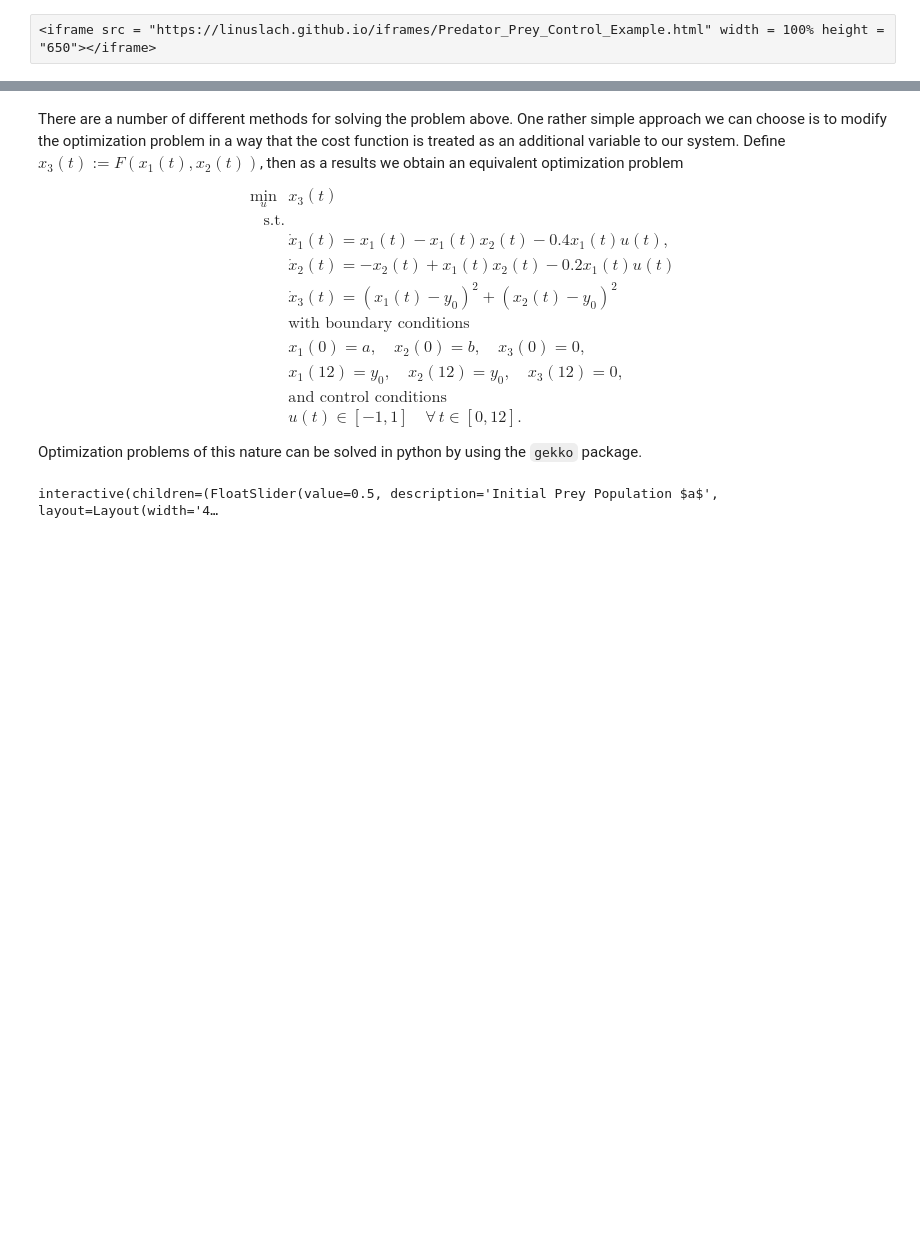
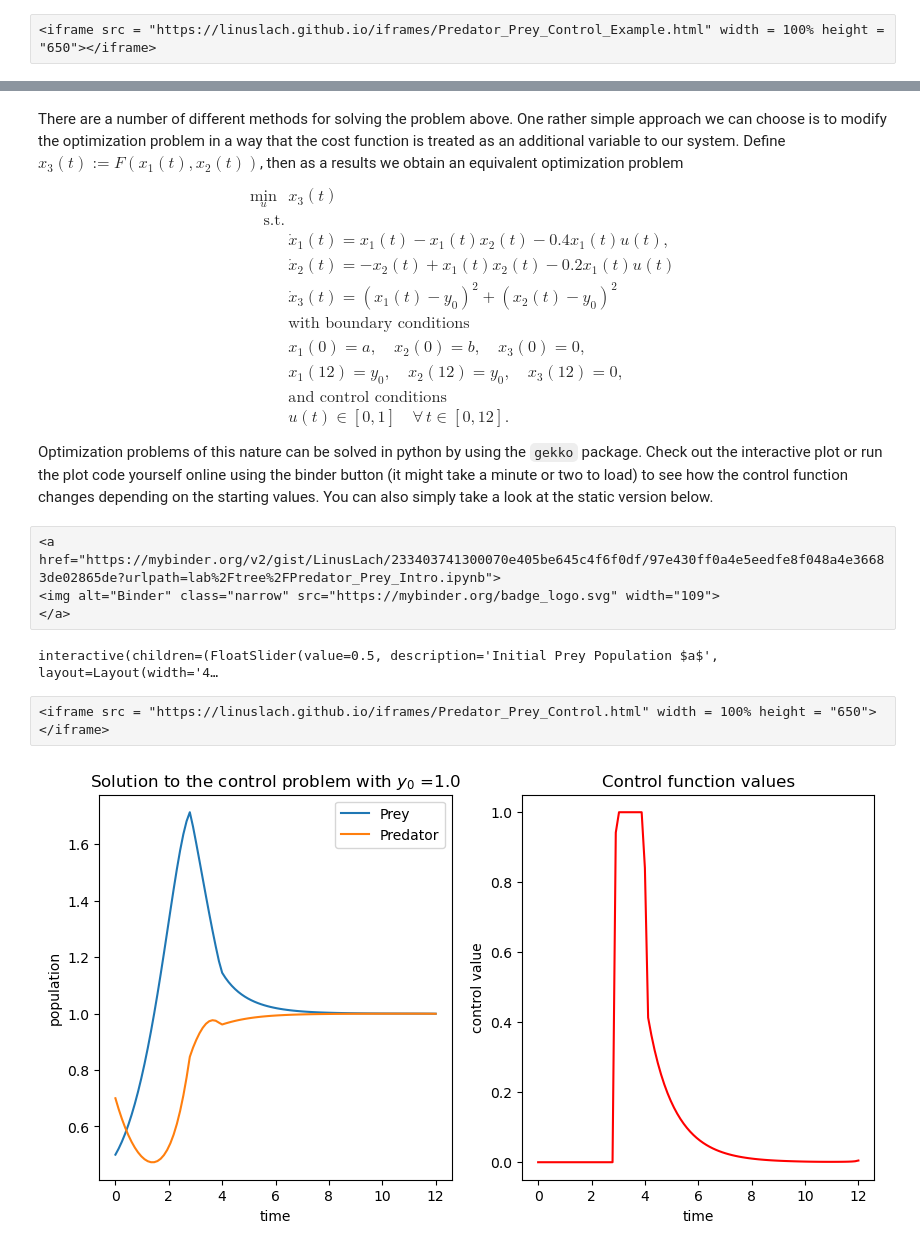
Before and after one commit to LinusLach/Blog, a Jupyter notebook: posts/post-with-code/Optimal-Control/Predator_Prey_Intro.ipynb, the cells around one changed output, grey strips where cells are left out. Drawn from its saved outputs; the diff is of its cells as text; code cells hidden in the pictures; blank space fills up the shorter version.

```diff
--- a/posts/post-with-code/Optimal-Control/Predator_Prey_Intro.ipynb
+++ b/posts/post-with-code/Optimal-Control/Predator_Prey_Intro.ipynb
@@ -181,9 +195,14 @@ Define $x_3(t) := F(x_1(t),x_2(t))$, then as a results we obtain an equivalent o
     &x_1(0)= a, \quad x_2(0)= b,\quad x_3(0) = 0,\\
     &x_1(12)= y_0, \quad x_2(12)= y_0,\quad x_3(12) = 0,\\
     &\text{and control conditions}\\
-    &u(t)\in [-1,1]\quad \forall\,t \in [0,12].
+    &u(t)\in [0,1]\quad \forall\,t \in [0,12].
 \end{align*}
 Optimization problems of this nature can be solved in python by using the `gekko` package.
+Check out the interactive plot or run the plot code yourself online using the binder button (it might take a minute or two to load) to see how the control function changes depending on the starting values. You can also simply take a look at the static version below.
+# %% [raw]
+<a href="https://mybinder.org/v2/gist/LinusLach/233403741300070e405be645c4f6f0df/97e430ff0a4e5eedfe8f048a4e36683de02865de?urlpath=lab%2Ftree%2FPredator_Prey_Intro.ipynb">
+<img alt="Binder" class="narrow" src="https://mybinder.org/badge_logo.svg" width="109">
+</a>
 # %%
 from gekko import GEKKO
 m = GEKKO(remote = False)
@@ -251,3 +270,9 @@ slid2 = widgets.FloatSlider(description = 'Initial Predator Population $b$',min=
 interact(plot_pp, a= slid1 ,b=slid2);
 # %% [output]
 interactive(children=(FloatSlider(value=0.5, description='Initial Prey Population $a$', layout=Layout(width='4…
+# %% [raw]
+<iframe src = "https://linuslach.github.io/iframes/Predator_Prey_Control.html" width = 100% height = "650"></iframe>
+# %%
+plot_pp(0.5,0.7)
+# %% [output]
+[figure, added]
```
Also changed, not shown: parts of 13 cells of this notebook, 23 other files.
